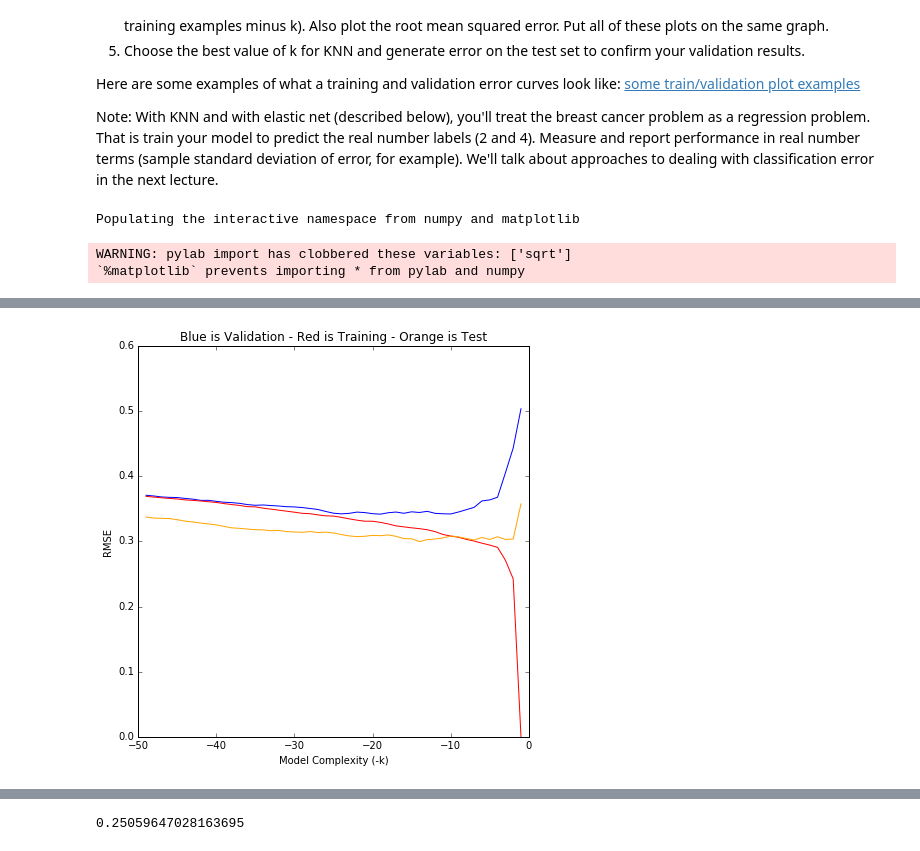
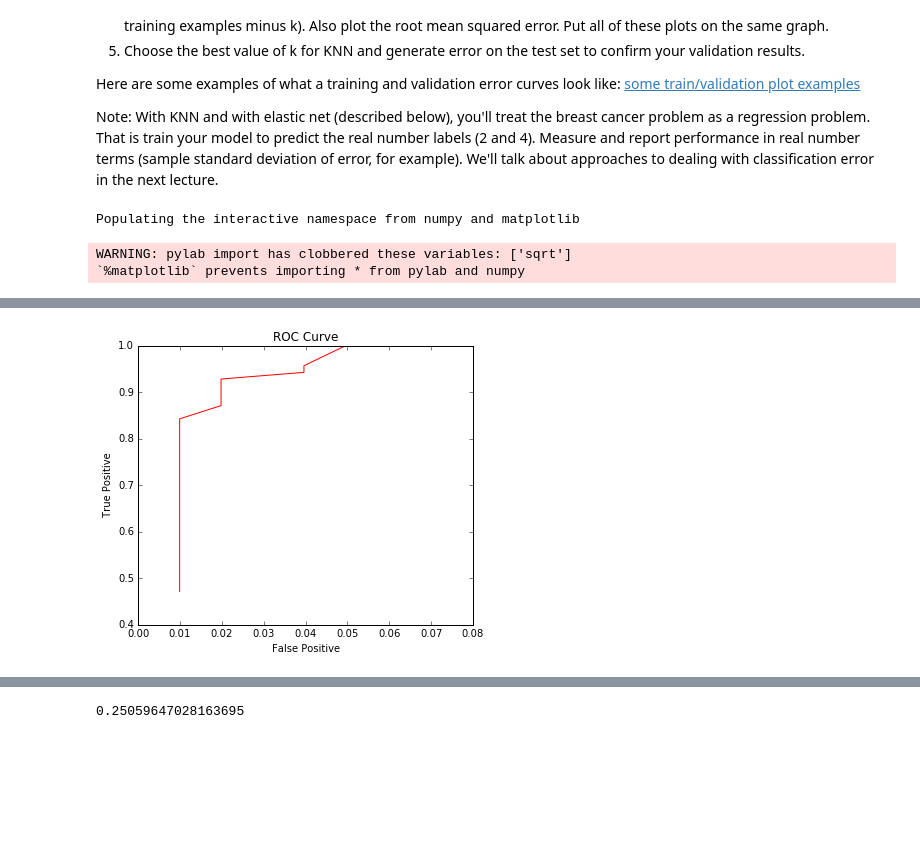
Before and after one commit to jonhilgart22/Galvanize-Machine-Learning-I, a Jupyter notebook: week3/3.1/Test1Practice-Jonathan-Higart.ipynb, the cells around one changed output, grey strips where cells are left out. Drawn from its saved outputs; the diff is of its cells as text; code cells hidden in the pictures; blank space fills up the shorter version.

```diff
--- a/week3/3.1/Test1Practice-Jonathan-Higart.ipynb
+++ b/week3/3.1/Test1Practice-Jonathan-Higart.ipynb
@@ -43,7 +43,7 @@ y = breast_cancer_dropped.values[:,-1].astype(int)
 scale = StandardScaler()
 
 x = scale.fit_transform(x)
-y = scale.fit_transform(y)
+
 
 xTrVal, xTe, yTrVal, yTe = train_test_split(x, y)  #Function for splitting off data for final test
 nFolds = 5  #number of cross validation folds
@@ -52,8 +52,10 @@ rmse_train = {}
 rmse_val = {}
 rmse_test = {}
 
+
 #cross validation loop
 
+#Cost function
 
 
 
@@ -83,6 +85,7 @@ for k in range(1,50):
             rmse_train[k]=[rmse_t]
             rmse_val[k]=[rmse_v]
             rmse_test[k]=[rmse_te]
+            r_2_test.append(KNNmodel.score(xTe,yTe))
         else:
 
             rmse_train[k].append(rmse_t)
@@ -90,23 +93,108 @@ for k in range(1,50):
             rmse_test[k].append(rmse_te)
 
 
+
     #Use sklearn KNN package to provide training and validation results for range of reasonable k-values
     #save training and testing results for each of the nFolds runs
+
+
+
+
+
 
 #Plot all nFolds RMSE (root mean squared error) plots as function of k
 #pick k for minimum validation error
 min_rmse_validation = min([min(i) for i in rmse_val.values()])
 print(min_rmse_validation,'min RMSE for validation')
 
+min_rmse_test = min([min(i) for i in rmse_test.values()])
+print(min_rmse_test,'Min RMSE for test')
+print()
+
 
 print([k for k,v in rmse_val.items() if min_rmse_validation in v], "Best k value")
 best_k = [k for k,v in rmse_val.items() if min_rmse_validation in v][0]
 #run xTe, yTe with best k value to confirm error estimate.
 
+#Optimal K
 final_KNNmodel = KNeighborsRegressor(best_k)
 final_KNNmodel.fit(xTrVal,yTrVal)
+
+#Final model
+final_labels = yTe
+final_predictions = final_KNNmodel.predict(xTe)
+
+print(np.linalg.norm(yTe -final_KNNmodel.predict(xTe))/sqrt(len(yTe)),' RMSE for Test final')
+#R^2 value
+
+print(final_KNNmodel.score(xTe,yTe),'R^2 for test data')
+
+print('------------------------------------------')
+#Cost function
+#Assign a cost function and compute the cost
+cost_of_fn = 200000
+cost_of_fp = 2000
+
+#Generate ROC curves
+
+
+
+true_positive = []
+false_positive = []
+#Generate ROC curves
+#Positive case = cancer = label = 4
+
+
+#threshold for ROC curve
+for t in np.linspace(2.1,3.9,10):
+    tp = sum([1 for (l,p) in list(zip(final_labels,final_predictions)) if p>t and l>3]) # good
+
+    fn = sum([1 for (l,p) in list(zip(final_labels,final_predictions)) if p<=t and l>3]) #good
+
+    fp = sum([1 for (l,p) in list(zip(final_labels,final_predictions)) if p>t and l<3]) # good
+
+    tn = sum([1 for (l,p) in list(zip(final_labels,final_predictions)) if p<=t and l<3]) # good
+
+
+    #print(tp,fp,tn,fn)
+    #print(sum([fp,fn*10]),' Total cost for threshold = {}'.format(t))
+    true_positive.append(float(tp/(sum(final_labels>3)))) ## >1 is positive for scaled data
+    false_positive.append(float(fp/(sum(final_labels<3)))) # < 0 is negative for scaled data
+
+    print()
+    print(len(final_labels),'total number of samples')
+    print(tp, 'True Positives for threshold = {}'.format(t))
+    print(fp, 'False Positives for threshold = {}'.format(t))
+    print(tn, 'True Negatives for threshold = {}'.format(t))
+    print(fn ,'False Negatives for threshold = {}'.format(t))
+    #Final cost function
+    print('Total Cost',sum([tp,fp*cost_of_fp,tn,fn*cost_of_fn]),' Given FP = {} and FN = {}'.format(cost_of_fp,cost_of_fn))
+
+
+
+plt.figure(figsize=(6,5))
+plt.plot(sorted(false_positive,reverse = False),sorted(true_positive,reverse=False),color='red')
+plt.xlabel('False Positive')
+plt.ylabel(' True Positive')
+plt.title('ROC Curve')
+
+#plt.plot(sorted(false_positive,reverse = False))
+
+#plt.plot(sorted([t for t in np.linspace(-2,2,10)],reverse = False),sorted(false_negative, reverse = False),color='blue')
+# plt.title('true positive = red ,False negative = blue')
+# plt.xlabel('Threshold value')
+
+
+#################
+
+
+
+
+
+
 print()
-print(np.linalg.norm(yTe -final_KNNModel.predict(xTe))/len(sqrt(yTe)),'RMSE for test data with k = {}'.format(best_k))
+
+
 plt.figure(figsize=(7,7))
 plt.plot([-k for k in rmse_val.keys()],[mean(k) for k in rmse_val.values()],color='b') #reverse k for complexity
 plt.plot([-k for k in rmse_train.keys()],[mean(k) for k in rmse_train.values()],color='r') #reverse k for complexity
@@ -125 +226 @@ WARNING: pylab import has clobbered these variables: ['sqrt']
-[figure, old version]
+[figure, new version]
```
Also changed, not shown: parts of 4 cells of this notebook, 1 other file.
